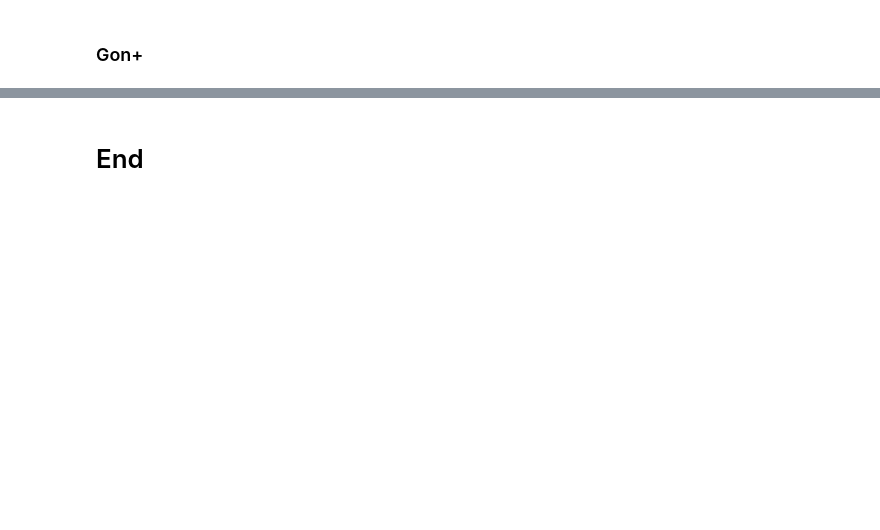
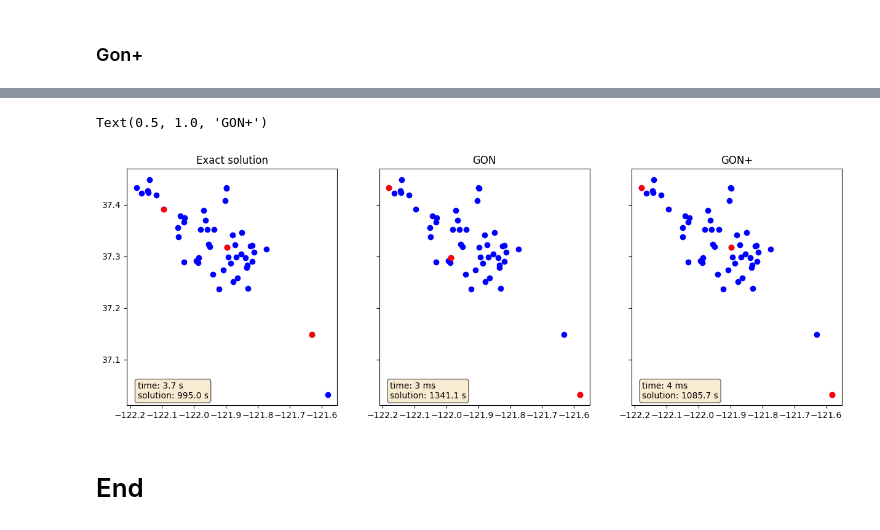
Before and after one commit to marco-scatassi/GeoSpatial-analysis, a Jupyter notebook: p-center_facility_location/p-center_facility_location.ipynb, the cells around one changed output, grey strips where cells are left out. Drawn from its saved outputs; the diff is of its cells as text; code cells hidden in the pictures; blank space fills up the shorter version.

```diff
--- a/p-center_facility_location/p-center_facility_location.ipynb
+++ b/p-center_facility_location/p-center_facility_location.ipynb
@@ -490,0 +571,3 @@ Wall time: 225 ms
+# %%
+%%time
+osrm_duration_matrix = AdjacencyMatrix(geo_df_list_sample, kind="osrm", mode="duration")
@@ -495,3 +587,7 @@ fl = FacilityLocation(geo_df_list_sample, n_locations_to_choose, distance_matrix
+# %%
+fl_exact_osrm_duration = FacilityLocation(geo_df_list_sample, n_locations_to_choose, osrm_duration_matrix.adjacency_matrix)
+fl_gon_osrm_duration = FacilityLocation(geo_df_list_sample, n_locations_to_choose, osrm_duration_matrix.adjacency_matrix)
+fl_gon_plus_osrm_duration = FacilityLocation(geo_df_list_sample, n_locations_to_choose, osrm_duration_matrix.adjacency_matrix)
 # %% [markdown]
 ### Exact solution
 # %%
@@ -571,2 +677,32 @@ fl.plot()
+# %%
+fig, axs = plt.subplots(nrows=1, ncols=3, sharey=True, figsize=(15,5))
+
+
+axs[0].scatter([x for x in np.array(fl_exact_osrm_duration.coordinates)[:,0]], [x for x in np.array(fl_exact_osrm_duration.coordinates)[:,1]], c = 'blue')
+axs[0].scatter([x for x in np.array(fl_exact_osrm_duration.locations_coordinates)[:,0]], [x for x in np.array(fl_exact_osrm_duration.locations_coordinates)[:,1]], c = 'red')
+axs[0].text(0.05, 0.1, f"time: 3.7 s\nsolution: {fl_exact_osrm_duration.solution_value} s",
+            transform=axs[0].transAxes,
+            verticalalignment='top',
+            bbox=dict(boxstyle='round', facecolor='wheat', alpha=0.6))
+axs[0].set_title("Exact solution")
+
+axs[1].scatter([x for x in np.array(fl_gon_osrm_duration.coordinates)[:,0]], [x for x in np.array(fl_gon_osrm_duration.coordinates)[:,1]], c = 'blue')
+axs[1].scatter([x for x in np.array(fl_gon_osrm_duration.locations_coordinates)[:,0]], [x for x in np.array(fl_gon_osrm_duration.locations_coordinates)[:,1]], c = 'red')
+axs[1].text(0.05, 0.1, f"time: 3 ms\nsolution: {fl_gon_osrm_duration.solution_value} s",
+            transform=axs[1].transAxes,
+            verticalalignment='top',
+            bbox=dict(boxstyle='round', facecolor='wheat', alpha=0.6))
+axs[1].set_title("GON")
+
+axs[2].scatter([x for x in np.array(fl_gon_plus_osrm_duration.coordinates)[:,0]], [x for x in np.array(fl_gon_plus_osrm_duration.coordinates)[:,1]], c = 'blue')
+axs[2].scatter([x for x in np.array(fl_gon_plus_osrm_duration.locations_coordinates)[:,0]], [x for x in np.array(fl_gon_plus_osrm_duration.locations_coordinates)[:,1]], c = 'red')
+axs[2].text(0.05, 0.1, f"time: 4 ms\nsolution: {fl_gon_plus_osrm_duration.solution_value} s",
+            transform=axs[2].transAxes,
+            verticalalignment='top',
+            bbox=dict(boxstyle='round', facecolor='wheat', alpha=0.6))
+axs[2].set_title("GON+")
+# %% [output]
+Text(0.5, 1.0, 'GON+')
+[figure, added]
 # %% [markdown]
 # End
```
Also changed, not shown: parts of 31 cells of this notebook.
